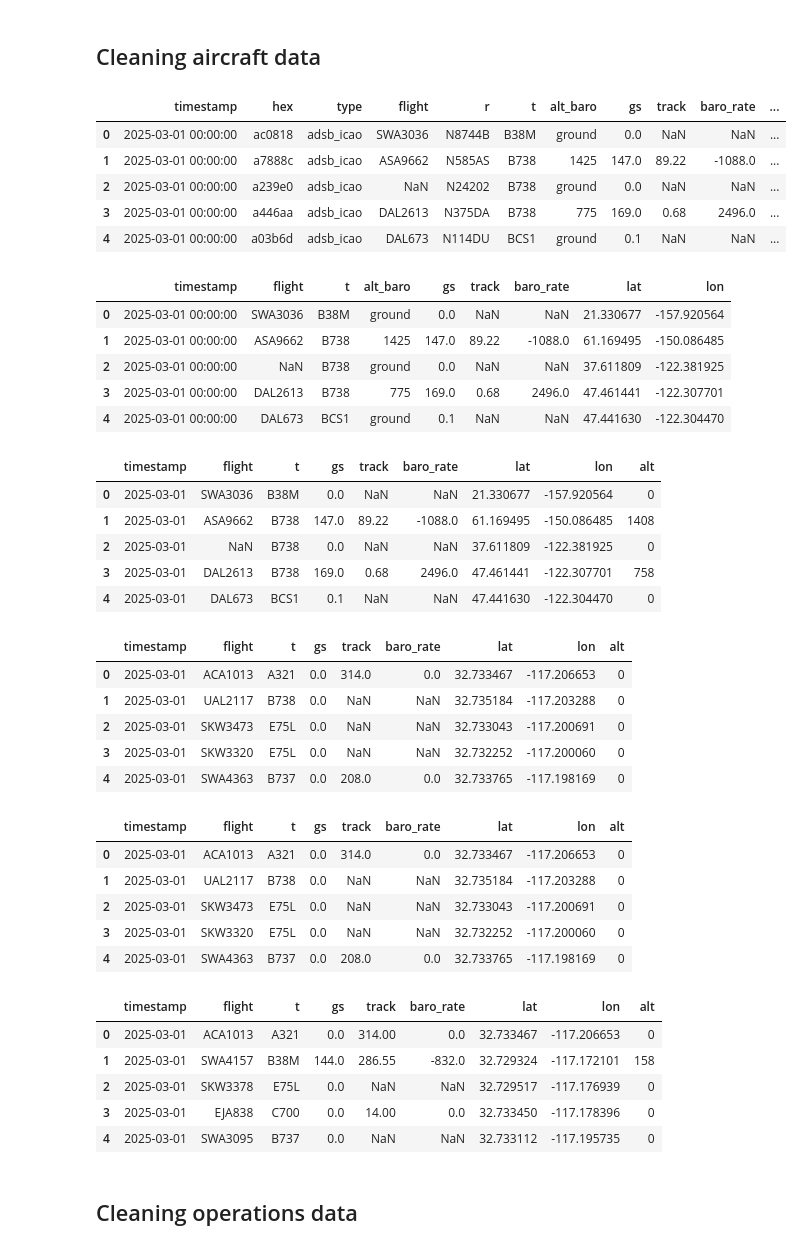
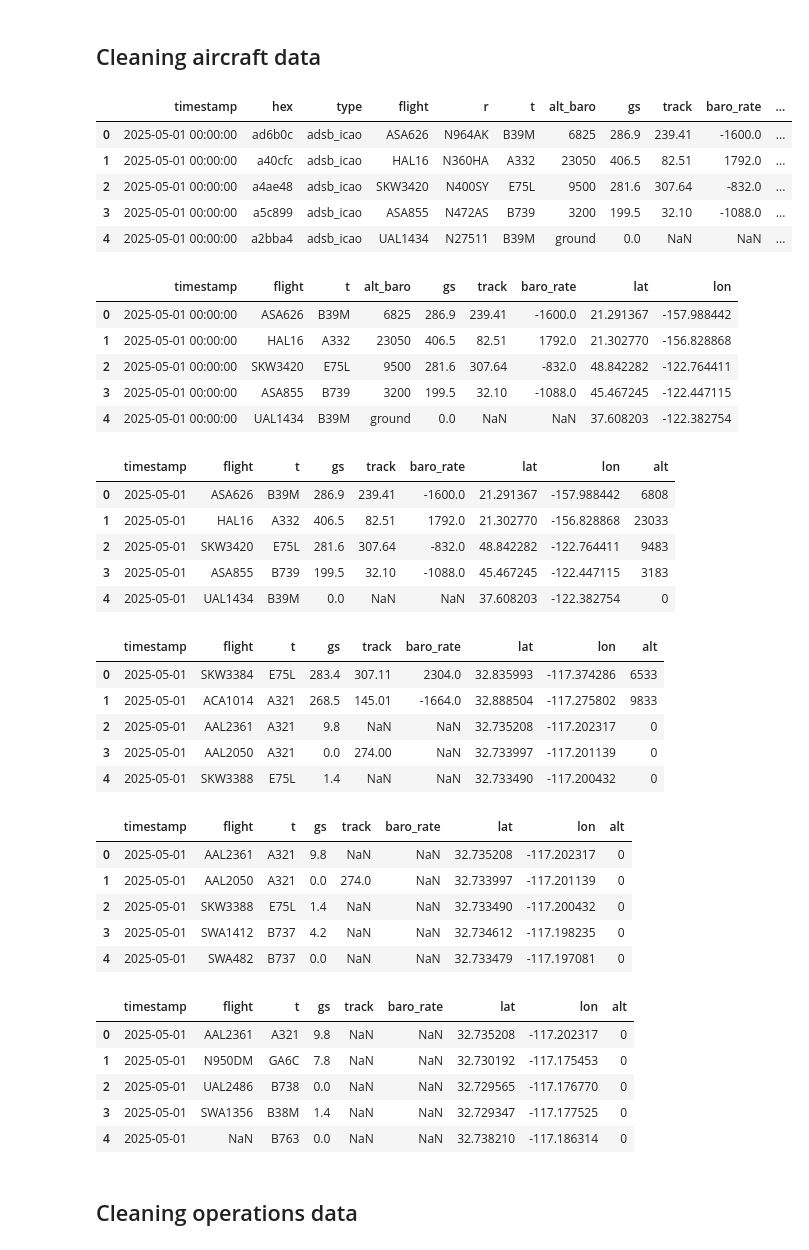
Before and after one commit to ghRevelle/pytc, a Jupyter notebook: Scripts/ProcessingScripts/data_cleaner.ipynb, the cells around one changed output. Saved outputs shown, nothing was run; the diff lists cells and outputs as text; code cells hidden in the pictures.

```diff
--- a/Scripts/ProcessingScripts/data_cleaner.ipynb
+++ b/Scripts/ProcessingScripts/data_cleaner.ipynb
@@ -10,17 +10,17 @@ To use filtered data and produce cleaned data, do the following:
 # %%
 import pandas as pd
 
 # Load data
-filtered_aircraft = pd.read_csv('filtered_data/filtered_aircraft_20250301.csv')
+filtered_aircraft = pd.read_csv('../../Data/filtered_data/filtered_aircraft_20250501.csv')
 
 filtered_aircraft.head()
 # %% [output]
 |  | timestamp | hex | type | flight | r | t | alt_baro | gs | track | baro_rate | ... |
-| 0 | 2025-03-01 00:00:00 | ac0818 | adsb_icao | SWA3036 | N8744B | B38M | ground | 0.0 | NaN | NaN | ... |
-| 1 | 2025-03-01 00:00:00 | a7888c | adsb_icao | ASA9662 | N585AS | B738 | 1425 | 147.0 | 89.22 | -1088.0 | ... |
-| 2 | 2025-03-01 00:00:00 | a239e0 | adsb_icao | NaN | N24202 | B738 | ground | 0.0 | NaN | NaN | ... |
-| 3 | 2025-03-01 00:00:00 | a446aa | adsb_icao | DAL2613 | N375DA | B738 | 775 | 169.0 | 0.68 | 2496.0 | ... |
-| 4 | 2025-03-01 00:00:00 | a03b6d | adsb_icao | DAL673 | N114DU | BCS1 | ground | 0.1 | NaN | NaN | ... |
+| 0 | 2025-05-01 00:00:00 | ad6b0c | adsb_icao | ASA626 | N964AK | B39M | 6825 | 286.9 | 239.41 | -1600.0 | ... |
+| 1 | 2025-05-01 00:00:00 | a40cfc | adsb_icao | HAL16 | N360HA | A332 | 23050 | 406.5 | 82.51 | 1792.0 | ... |
+| 2 | 2025-05-01 00:00:00 | a4ae48 | adsb_icao | SKW3420 | N400SY | E75L | 9500 | 281.6 | 307.64 | -832.0 | ... |
+| 3 | 2025-05-01 00:00:00 | a5c899 | adsb_icao | ASA855 | N472AS | B739 | 3200 | 199.5 | 32.10 | -1088.0 | ... |
+| 4 | 2025-05-01 00:00:00 | a2bba4 | adsb_icao | UAL1434 | N27511 | B39M | ground | 0.0 | NaN | NaN | ... |
 # %%
 # Drop unnecessary columns
 filtered_aircraft.drop('type', axis=1, inplace=True)        # Drop the 'type' column
@@ -38,11 +38,11 @@ filtered_aircraft.drop('rssi', axis=1, inplace=True)        # Drop the 'rssi' co
 filtered_aircraft.head()
 # %% [output]
 |  | timestamp | flight | t | alt_baro | gs | track | baro_rate | lat | lon |
-| 0 | 2025-03-01 00:00:00 | SWA3036 | B38M | ground | 0.0 | NaN | NaN | 21.330677 | -157.920564 |
-| 1 | 2025-03-01 00:00:00 | ASA9662 | B738 | 1425 | 147.0 | 89.22 | -1088.0 | 61.169495 | -150.086485 |
-| 2 | 2025-03-01 00:00:00 | NaN | B738 | ground | 0.0 | NaN | NaN | 37.611809 | -122.381925 |
-| 3 | 2025-03-01 00:00:00 | DAL2613 | B738 | 775 | 169.0 | 0.68 | 2496.0 | 47.461441 | -122.307701 |
-| 4 | 2025-03-01 00:00:00 | DAL673 | BCS1 | ground | 0.1 | NaN | NaN | 47.441630 | -122.304470 |
+| 0 | 2025-05-01 00:00:00 | ASA626 | B39M | 6825 | 286.9 | 239.41 | -1600.0 | 21.291367 | -157.988442 |
+| 1 | 2025-05-01 00:00:00 | HAL16 | A332 | 23050 | 406.5 | 82.51 | 1792.0 | 21.302770 | -156.828868 |
+| 2 | 2025-05-01 00:00:00 | SKW3420 | E75L | 9500 | 281.6 | 307.64 | -832.0 | 48.842282 | -122.764411 |
+| 3 | 2025-05-01 00:00:00 | ASA855 | B739 | 3200 | 199.5 | 32.10 | -1088.0 | 45.467245 | -122.447115 |
+| 4 | 2025-05-01 00:00:00 | UAL1434 | B39M | ground | 0.0 | NaN | NaN | 37.608203 | -122.382754 |
 # %%
 airport_elevation = 17  # Airport elevation in feet
 
@@ -78,11 +78,11 @@ filtered_aircraft['lon'] = pd.to_numeric(filtered_aircraft['lon'], errors='coerc
 filtered_aircraft.head()
 # %% [output]
 |  | timestamp | flight | t | gs | track | baro_rate | lat | lon | alt |
-| 0 | 2025-03-01 | SWA3036 | B38M | 0.0 | NaN | NaN | 21.330677 | -157.920564 | 0 |
-| 1 | 2025-03-01 | ASA9662 | B738 | 147.0 | 89.22 | -1088.0 | 61.169495 | -150.086485 | 1408 |
-| 2 | 2025-03-01 | NaN | B738 | 0.0 | NaN | NaN | 37.611809 | -122.381925 | 0 |
-| 3 | 2025-03-01 | DAL2613 | B738 | 169.0 | 0.68 | 2496.0 | 47.461441 | -122.307701 | 758 |
-| 4 | 2025-03-01 | DAL673 | BCS1 | 0.1 | NaN | NaN | 47.441630 | -122.304470 | 0 |
+| 0 | 2025-05-01 | ASA626 | B39M | 286.9 | 239.41 | -1600.0 | 21.291367 | -157.988442 | 6808 |
+| 1 | 2025-05-01 | HAL16 | A332 | 406.5 | 82.51 | 1792.0 | 21.302770 | -156.828868 | 23033 |
+| 2 | 2025-05-01 | SKW3420 | E75L | 281.6 | 307.64 | -832.0 | 48.842282 | -122.764411 | 9483 |
+| 3 | 2025-05-01 | ASA855 | B739 | 199.5 | 32.10 | -1088.0 | 45.467245 | -122.447115 | 3183 |
+| 4 | 2025-05-01 | UAL1434 | B39M | 0.0 | NaN | NaN | 37.608203 | -122.382754 | 0 |
 # %%
 # Filter by position; only include aircraft within roughly 10nm of the airport
 
@@ -103,11 +103,11 @@ filtered_aircraft.reset_index(drop=True, inplace=True)
 filtered_aircraft.head()
 # %% [output]
 |  | timestamp | flight | t | gs | track | baro_rate | lat | lon | alt |
-| 0 | 2025-03-01 | ACA1013 | A321 | 0.0 | 314.0 | 0.0 | 32.733467 | -117.206653 | 0 |
-| 1 | 2025-03-01 | UAL2117 | B738 | 0.0 | NaN | NaN | 32.735184 | -117.203288 | 0 |
-| 2 | 2025-03-01 | SKW3473 | E75L | 0.0 | NaN | NaN | 32.733043 | -117.200691 | 0 |
-| 3 | 2025-03-01 | SKW3320 | E75L | 0.0 | NaN | NaN | 32.732252 | -117.200060 | 0 |
-| 4 | 2025-03-01 | SWA4363 | B737 | 0.0 | 208.0 | 0.0 | 32.733765 | -117.198169 | 0 |
+| 0 | 2025-05-01 | SKW3384 | E75L | 283.4 | 307.11 | 2304.0 | 32.835993 | -117.374286 | 6533 |
+| 1 | 2025-05-01 | ACA1014 | A321 | 268.5 | 145.01 | -1664.0 | 32.888504 | -117.275802 | 9833 |
+| 2 | 2025-05-01 | AAL2361 | A321 | 9.8 | NaN | NaN | 32.735208 | -117.202317 | 0 |
+| 3 | 2025-05-01 | AAL2050 | A321 | 0.0 | 274.00 | NaN | 32.733997 | -117.201139 | 0 |
+| 4 | 2025-05-01 | SKW3388 | E75L | 1.4 | NaN | NaN | 32.733490 | -117.200432 | 0 |
 # %%
 # Filter aircraft by altitude; only include aircraft below 10,000 feet
 filtered_aircraft = filtered_aircraft[filtered_aircraft['alt'] < 6000]
@@ -117,11 +117,11 @@ filtered_aircraft.reset_index(drop=True, inplace=True)
 filtered_aircraft.head()
 # %% [output]
 |  | timestamp | flight | t | gs | track | baro_rate | lat | lon | alt |
-| 0 | 2025-03-01 | ACA1013 | A321 | 0.0 | 314.0 | 0.0 | 32.733467 | -117.206653 | 0 |
-| 1 | 2025-03-01 | UAL2117 | B738 | 0.0 | NaN | NaN | 32.735184 | -117.203288 | 0 |
-| 2 | 2025-03-01 | SKW3473 | E75L | 0.0 | NaN | NaN | 32.733043 | -117.200691 | 0 |
-| 3 | 2025-03-01 | SKW3320 | E75L | 0.0 | NaN | NaN | 32.732252 | -117.200060 | 0 |
-| 4 | 2025-03-01 | SWA4363 | B737 | 0.0 | 208.0 | 0.0 | 32.733765 | -117.198169 | 0 |
+| 0 | 2025-05-01 | AAL2361 | A321 | 9.8 | NaN | NaN | 32.735208 | -117.202317 | 0 |
+| 1 | 2025-05-01 | AAL2050 | A321 | 0.0 | 274.0 | NaN | 32.733997 | -117.201139 | 0 |
+| 2 | 2025-05-01 | SKW3388 | E75L | 1.4 | NaN | NaN | 32.733490 | -117.200432 | 0 |
+| 3 | 2025-05-01 | SWA1412 | B737 | 4.2 | NaN | NaN | 32.734612 | -117.198235 | 0 |
+| 4 | 2025-05-01 | SWA482 | B737 | 0.0 | NaN | NaN | 32.733479 | -117.197081 | 0 |
 # %%
 # Sort by timestamp
 filtered_aircraft.sort_values(by='timestamp', inplace=True)
@@ -131,11 +131,11 @@ filtered_aircraft.reset_index(drop=True, inplace=True)
 filtered_aircraft.head()
 # %% [output]
 |  | timestamp | flight | t | gs | track | baro_rate | lat | lon | alt |
-| 0 | 2025-03-01 | ACA1013 | A321 | 0.0 | 314.00 | 0.0 | 32.733467 | -117.206653 | 0 |
-| 1 | 2025-03-01 | SWA4157 | B38M | 144.0 | 286.55 | -832.0 | 32.729324 | -117.172101 | 158 |
-| 2 | 2025-03-01 | SKW3378 | E75L | 0.0 | NaN | NaN | 32.729517 | -117.176939 | 0 |
-| 3 | 2025-03-01 | EJA838 | C700 | 0.0 | 14.00 | 0.0 | 32.733450 | -117.178396 | 0 |
-| 4 | 2025-03-01 | SWA3095 | B737 | 0.0 | NaN | NaN | 32.733112 | -117.195735 | 0 |
+| 0 | 2025-05-01 | AAL2361 | A321 | 9.8 | NaN | NaN | 32.735208 | -117.202317 | 0 |
+| 1 | 2025-05-01 | N950DM | GA6C | 7.8 | NaN | NaN | 32.730192 | -117.175453 | 0 |
+| 2 | 2025-05-01 | UAL2486 | B738 | 0.0 | NaN | NaN | 32.729565 | -117.176770 | 0 |
+| 3 | 2025-05-01 | SWA1356 | B38M | 1.4 | NaN | NaN | 32.729347 | -117.177525 | 0 |
+| 4 | 2025-05-01 | NaN | B763 | 0.0 | NaN | NaN | 32.738210 | -117.186314 | 0 |
 # %%
 # Save cleaned data
 
```
Also changed, not shown: parts of 5 cells of this notebook, 7 other files.
